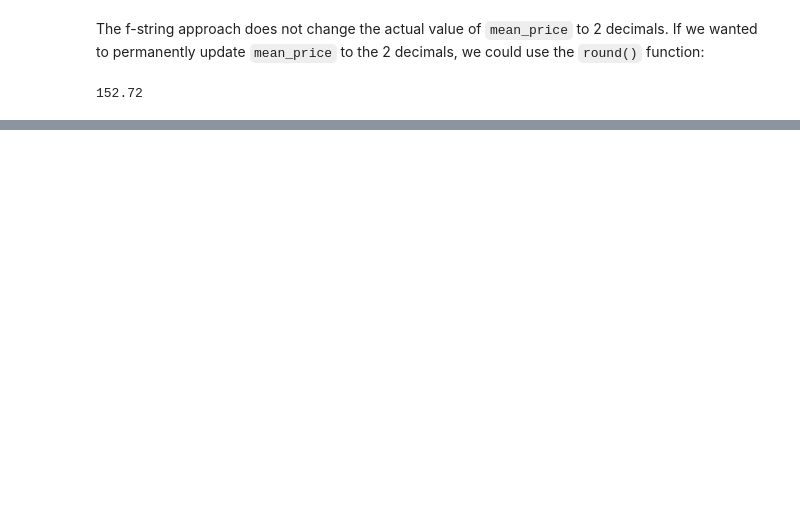
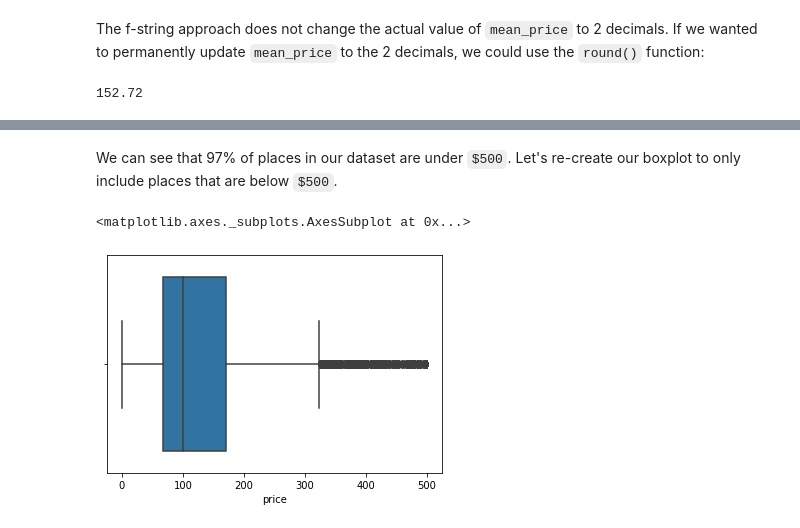
Before and after one commit to jupyteracademy/learning-pandas, a Jupyter notebook: airbnb_data_analysis.ipynb, the cells around one changed output, grey strips where cells are left out. Drawn from its saved outputs; the diff is of its cells as text; code cells hidden in the pictures; blank space fills up the shorter version.

```diff
--- a/airbnb_data_analysis.ipynb
+++ b/airbnb_data_analysis.ipynb
@@ -103,0 +152,2 @@ round(data['price'].mean(), 2)
+# %%
+data['under_500'] = data['price']<500
@@ -103,0 +160,7 @@ round(data['price'].mean(), 2)
+# %% [markdown]
+We can see that 97% of places in our dataset are under `$500`. Let's re-create our boxplot to only include places that are below `$500`.
+# %%
+sns.boxplot(x='price', data=data[data['under_500']==True])
+# %% [output]
+<matplotlib.axes._subplots.AxesSubplot at 0x...>
+[figure, added]
```
Also changed, not shown: parts of 32 cells of this notebook.
